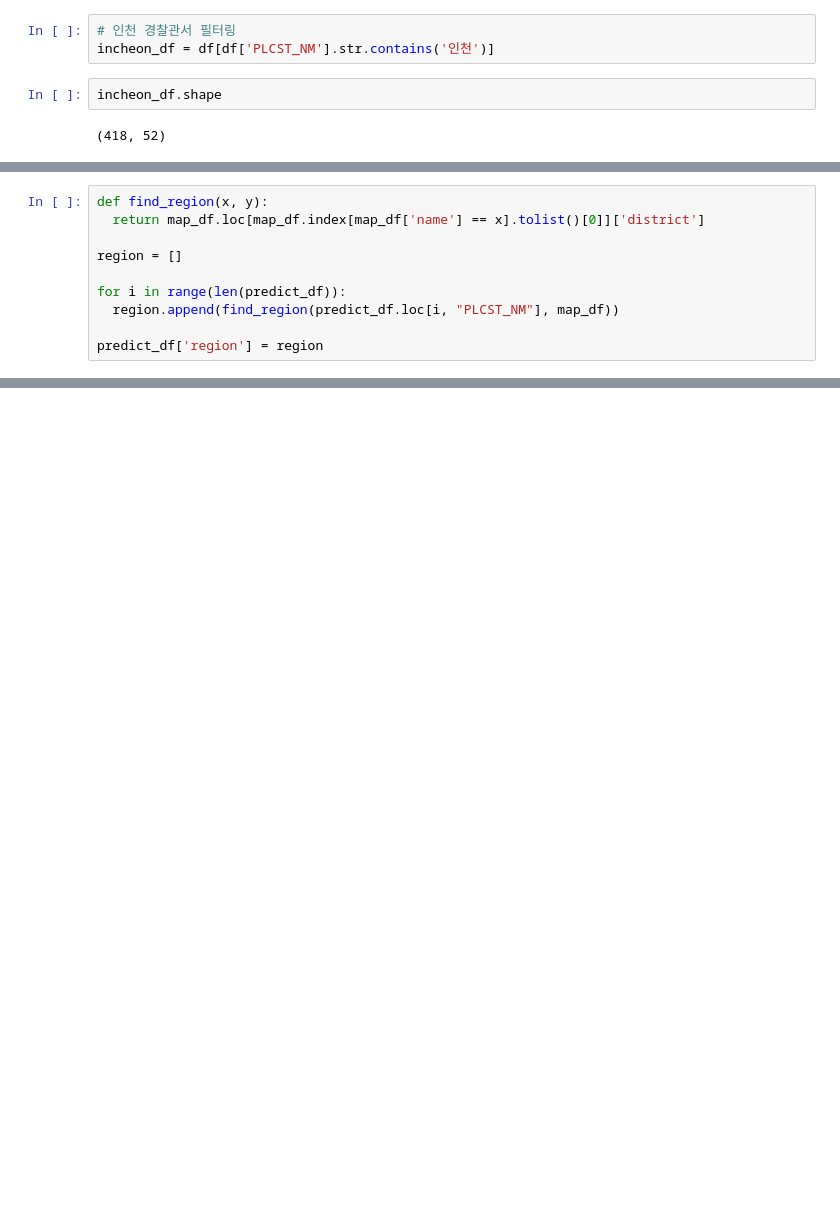
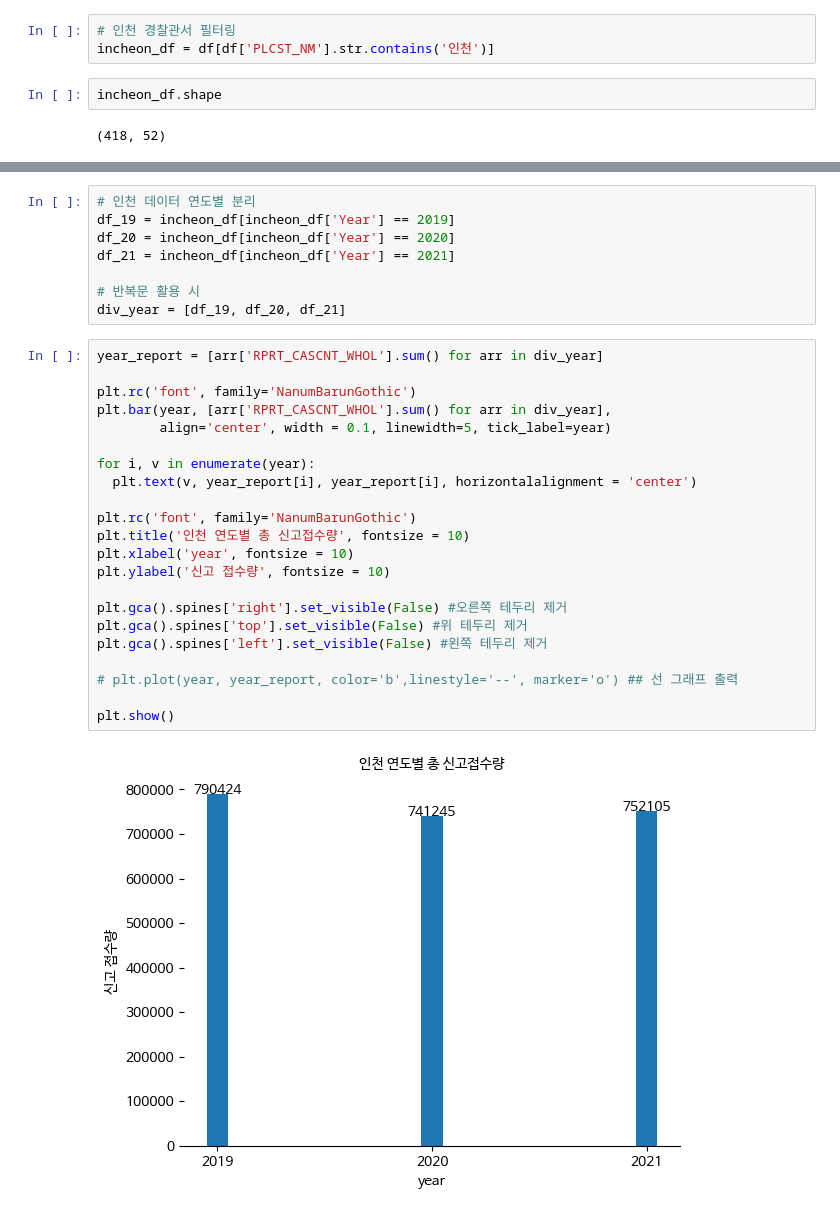
Before and after one commit to geun-hyoung/python-exploratory-data-analysis-police-data, a Jupyter notebook: Data_Clenaing&EDA.ipynb, the cells around one changed output, grey strips where cells are left out. Cells and saved outputs as stored; diff of their text form; blank space fills up the shorter version.

```diff
--- a/Data_Clenaing&EDA.ipynb
+++ b/Data_Clenaing&EDA.ipynb
@@ -406,10 +315,0 @@ predict_df
-# %%
-def find_region(x, y):
-  return map_df.loc[map_df.index[map_df['name'] == x].tolist()[0]]['district']
-
-region = []
-
-for i in range(len(predict_df)):
-  region.append(find_region(predict_df.loc[i, "PLCST_NM"], map_df))
-
-predict_df['region'] = region
@@ -421,0 +369,32 @@ predict_df.to_csv("/content/drive/MyDrive/데이터마이니
+# %%
+# 인천 데이터 연도별 분리
+df_19 = incheon_df[incheon_df['Year'] == 2019]
+df_20 = incheon_df[incheon_df['Year'] == 2020]
+df_21 = incheon_df[incheon_df['Year'] == 2021]
+
+# 반복문 활용 시
+div_year = [df_19, df_20, df_21]
+# %%
+year_report = [arr['RPRT_CASCNT_WHOL'].sum() for arr in div_year]
+
+plt.rc('font', family='NanumBarunGothic')
+plt.bar(year, [arr['RPRT_CASCNT_WHOL'].sum() for arr in div_year],
+        align='center', width = 0.1, linewidth=5, tick_label=year)
+
+for i, v in enumerate(year):
+  plt.text(v, year_report[i], year_report[i], horizontalalignment = 'center')
+
+plt.rc('font', family='NanumBarunGothic')
+plt.title('인천 연도별 총 신고접수량', fontsize = 10)
+plt.xlabel('year', fontsize = 10)
+plt.ylabel('신고 접수량', fontsize = 10)
+
+plt.gca().spines['right'].set_visible(False) #오른쪽 테두리 제거
+plt.gca().spines['top'].set_visible(False) #위 테두리 제거
+plt.gca().spines['left'].set_visible(False) #왼쪽 테두리 제거
+
+# plt.plot(year, year_report, color='b',linestyle='--', marker='o') ## 선 그래프 출력
+
+plt.show()
+# %% [output]
+[figure, added]
```
Also changed, not shown: parts of 23 cells of this notebook.
